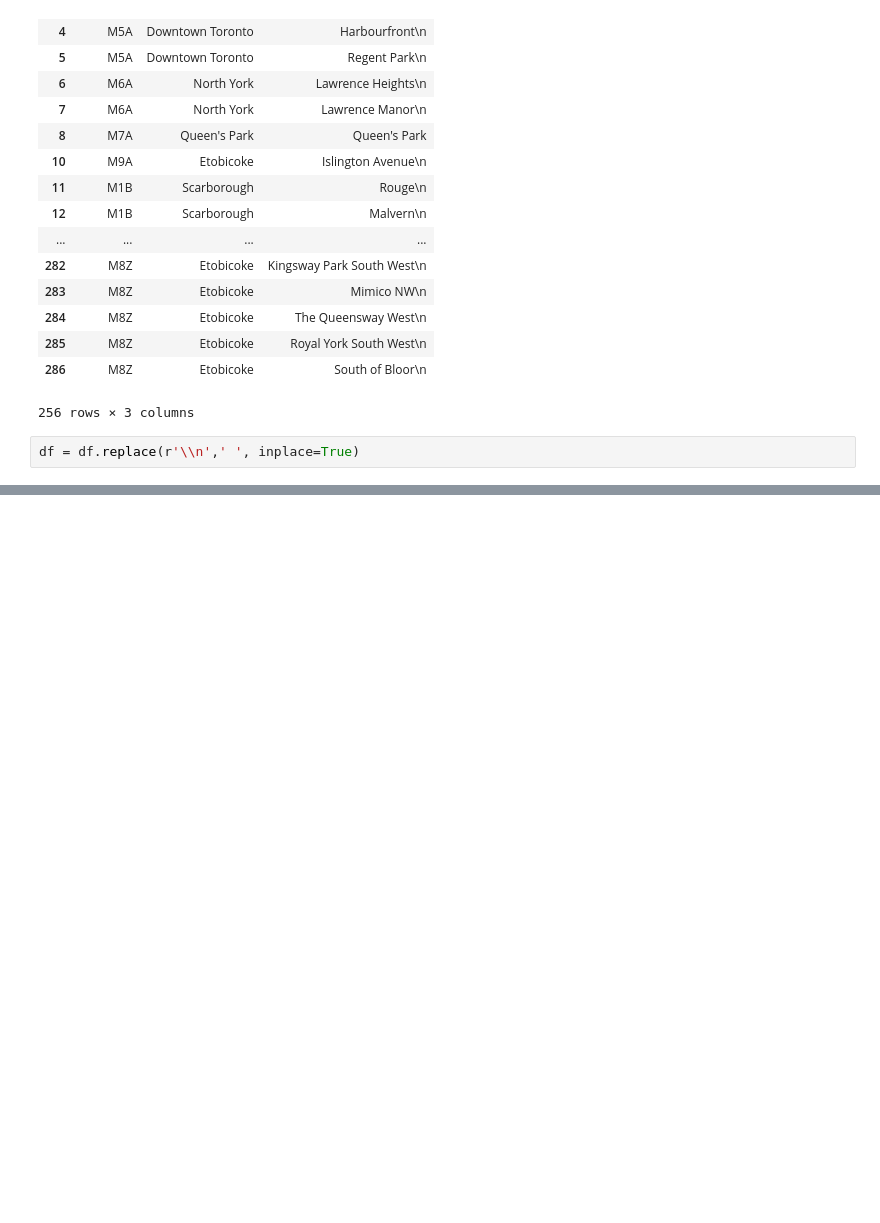
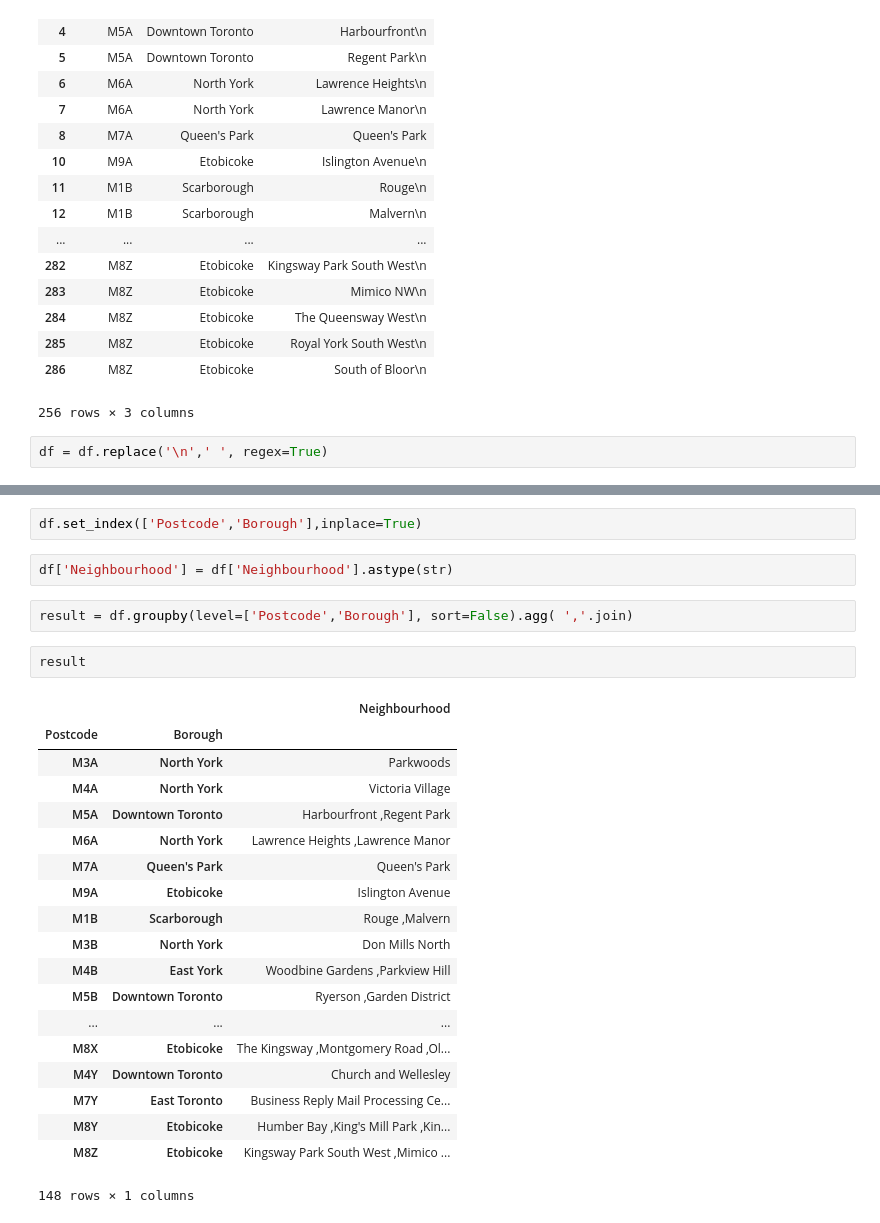
Before and after one commit to rmiriyappalli/Coursera_Capstone, a Jupyter notebook: Coursera_Capstone.ipynb, the cells around one changed output, grey strips where cells are left out. Cells and saved outputs as stored; diff of their text form; blank space fills up the shorter version.

```diff
--- a/Coursera_Capstone.ipynb
+++ b/Coursera_Capstone.ipynb
@@ -122,6 +118,6 @@ df
 | 286 | M8Z | Etobicoke | South of Bloor\n |
 256 rows × 3 columns
 # %%
-df = df.replace(r'\\n',' ', inplace=True)
+df = df.replace('\n',' ', regex=True)
 # %%
 df
@@ -127,0 +143,28 @@ df
+# %%
+df.set_index(['Postcode','Borough'],inplace=True)
+# %%
+df['Neighbourhood'] = df['Neighbourhood'].astype(str)
+# %%
+result = df.groupby(level=['Postcode','Borough'], sort=False).agg( ','.join)
+# %%
+result
+# %% [output]
+|  |  | Neighbourhood |
+| Postcode | Borough |  |
+| M3A | North York | Parkwoods |
+| M4A | North York | Victoria Village |
+| M5A | Downtown Toronto | Harbourfront ,Regent Park |
+| M6A | North York | Lawrence Heights ,Lawrence Manor |
+| M7A | Queen's Park | Queen's Park |
+| M9A | Etobicoke | Islington Avenue |
+| M1B | Scarborough | Rouge ,Malvern |
+| M3B | North York | Don Mills North |
+| M4B | East York | Woodbine Gardens ,Parkview Hill |
+| M5B | Downtown Toronto | Ryerson ,Garden District |
+| ... | ... | ... |
+| M8X | Etobicoke | The Kingsway ,Montgomery Road ,Ol... |
+| M4Y | Downtown Toronto | Church and Wellesley |
+| M7Y | East Toronto | Business Reply Mail Processing Ce... |
+| M8Y | Etobicoke | Humber Bay ,King's Mill Park ,Kin... |
+| M8Z | Etobicoke | Kingsway Park South West ,Mimico ... |
+148 rows × 1 columns
```
Also changed, not shown: parts of 4 cells of this notebook.
